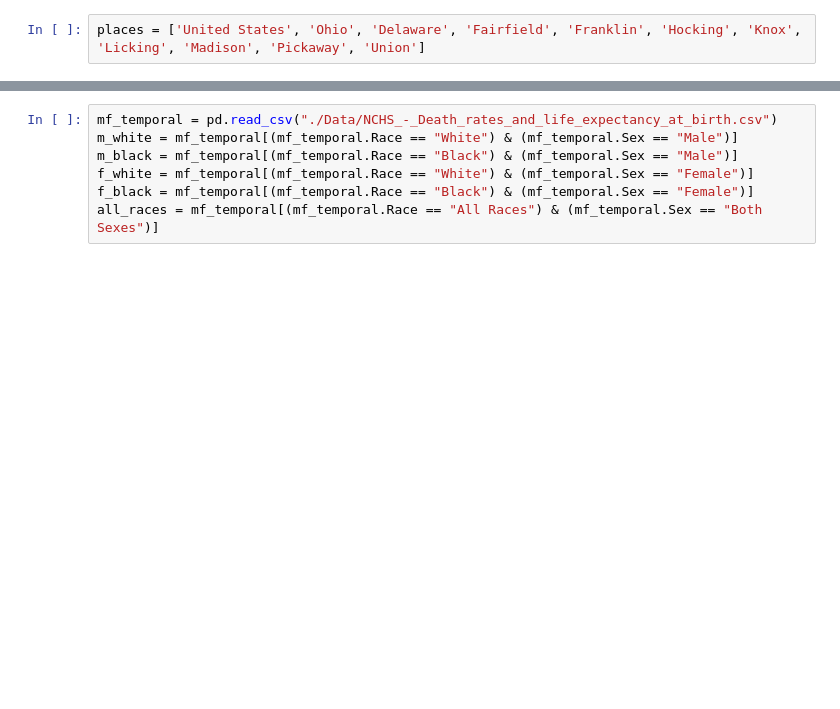
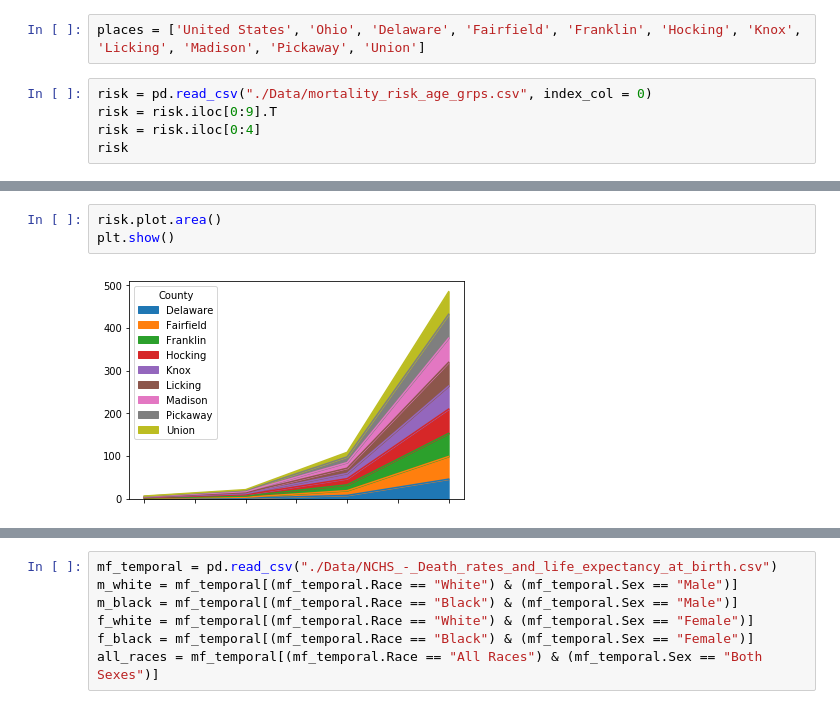
Before and after one commit to elewanto/visual-design-project, a Jupyter notebook: python/le_analysis.ipynb, the cells around one changed output, grey strips where cells are left out. Cells and saved outputs as stored; diff of their text form; blank space fills up the shorter version.

```diff
--- a/python/le_analysis.ipynb
+++ b/python/le_analysis.ipynb
@@ -7,2 +9,7 @@ from matplotlib.lines import Line2D
 # %%
 places = ['United States', 'Ohio', 'Delaware', 'Fairfield', 'Franklin', 'Hocking', 'Knox', 'Licking', 'Madison', 'Pickaway', 'Union']
+# %%
+risk = pd.read_csv("./Data/mortality_risk_age_grps.csv", index_col = 0)
+risk = risk.iloc[0:9].T
+risk = risk.iloc[0:4]
+risk
@@ -8,0 +22,5 @@ places = ['United States', 'Ohio', 'Delaware', 'Fairfield', 'Franklin', 'Hocking
+# %%
+risk.plot.area()
+plt.show()
+# %% [output]
+[figure, added]
```
Also changed, not shown: parts of 5 cells of this notebook, 1 other file.
